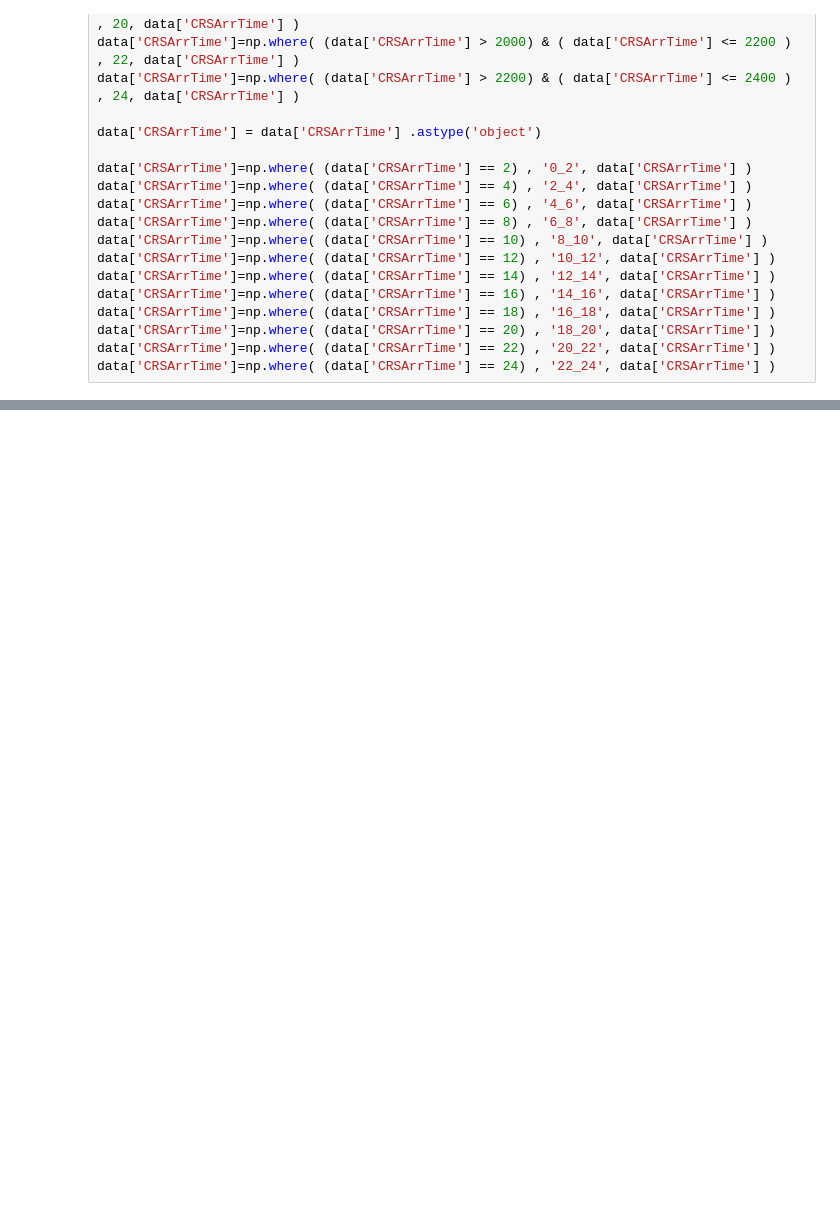
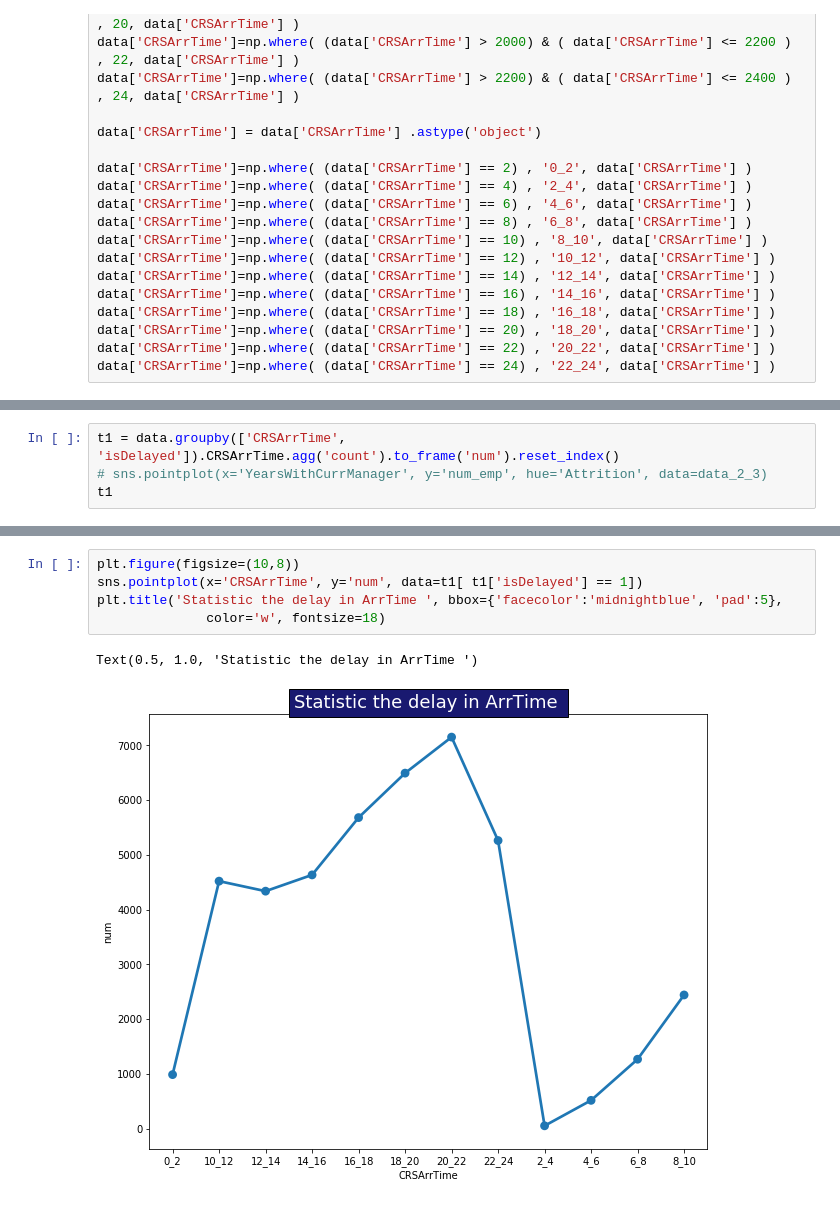
Before and after one commit to uml4/machine_learning_course, a Jupyter notebook: Airline Arrivals Project/Airline Arrivals Project.ipynb, the cells around one changed output, grey strips where cells are left out. Drawn from its saved outputs; the diff is of its cells as text; blank space fills up the shorter version.

```diff
--- a/Airline Arrivals Project/Airline Arrivals Project.ipynb
+++ b/Airline Arrivals Project/Airline Arrivals Project.ipynb
@@ -313,0 +345,4 @@ array(['22_24', '8_10', '6_8', '10_12', '18_20', '20_22', '16_18',
+# %%
+t1 = data.groupby(['CRSArrTime', 'isDelayed']).CRSArrTime.agg('count').to_frame('num').reset_index()
+# sns.pointplot(x='YearsWithCurrManager', y='num_emp', hue='Attrition', data=data_2_3)
+t1
@@ -313,0 +367,8 @@ array(['22_24', '8_10', '6_8', '10_12', '18_20', '20_22', '16_18',
+# %%
+plt.figure(figsize=(10,8))
+sns.pointplot(x='CRSArrTime', y='num', data=t1[ t1['isDelayed'] == 1])
+plt.title('Statistic the delay in ArrTime ', bbox={'facecolor':'midnightblue', 'pad':5},
+              color='w', fontsize=18)
+# %% [output]
+Text(0.5, 1.0, 'Statistic the delay in ArrTime ')
+[figure, added]
```
Also changed, not shown: parts of 192 cells of this notebook.
